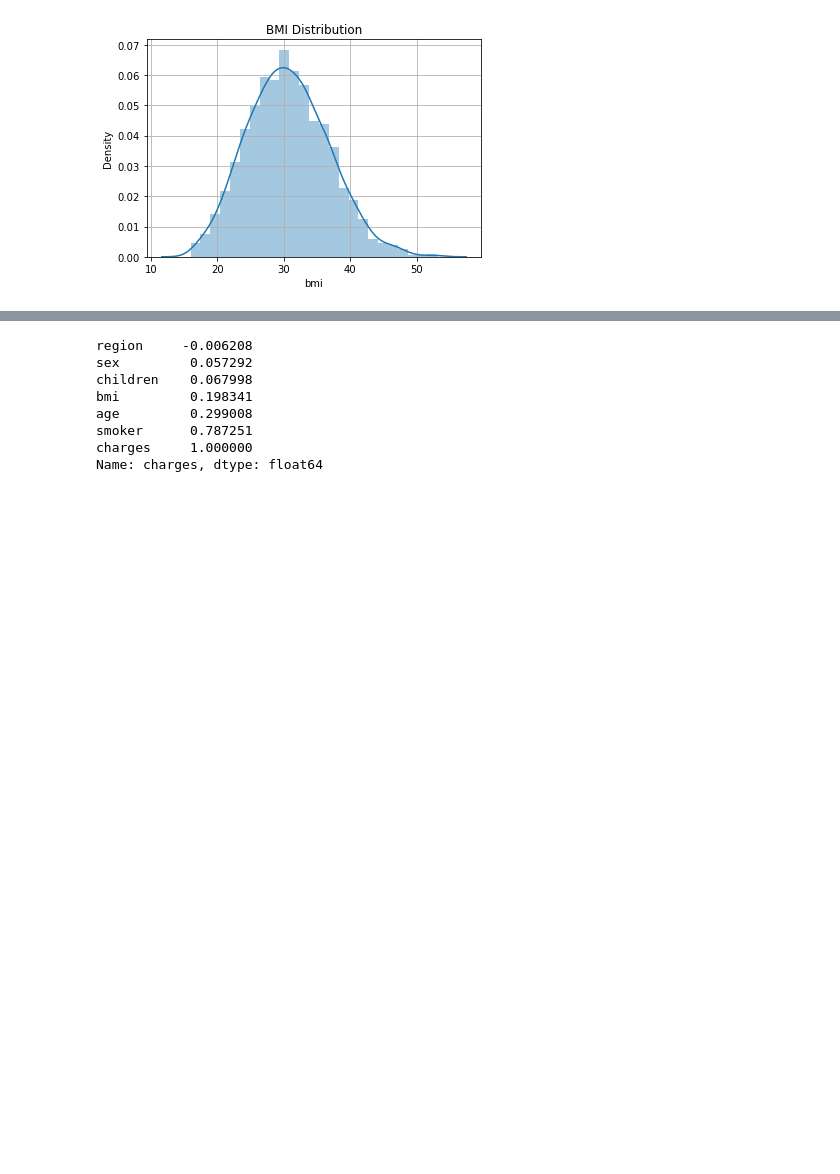
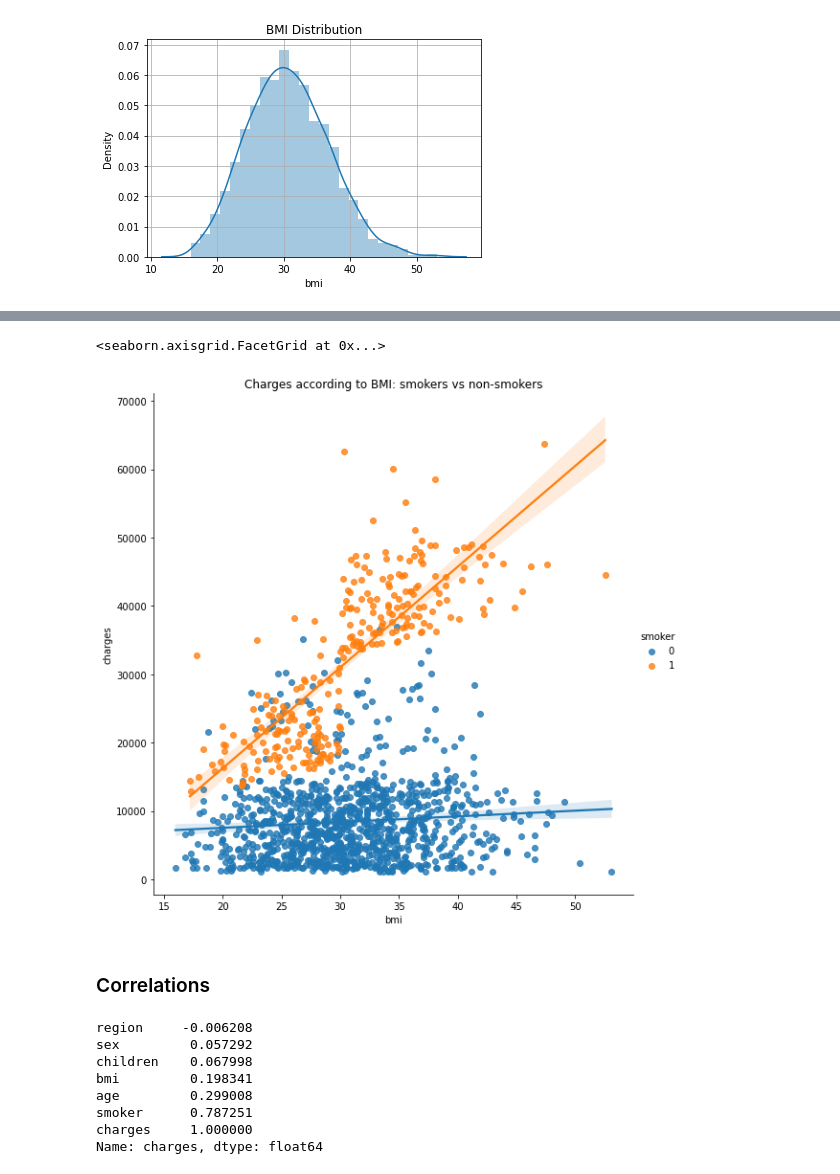
Before and after one commit to TomeCarvalho/TAA_P1, a Jupyter notebook: analise.ipynb, the cells around one changed output, grey strips where cells are left out. Drawn from its saved outputs; the diff is of its cells as text; code cells hidden in the pictures; blank space fills up the shorter version.

```diff
--- a/analise.ipynb
+++ b/analise.ipynb
@@ -109,3 +106,10 @@ pl.grid()
+# %%
+sns.lmplot(x='bmi', y='charges', hue='smoker', data=data, size=8).set(title='Charges according to BMI: smokers vs non-smokers')
+# %% [output]
+<seaborn.axisgrid.FacetGrid at 0x...>
+[figure, added]
+# %% [markdown]
+### Correlations
 # %%
 data.corr()['charges'].sort_values()
 # %% [output]
```
Also changed, not shown: parts of 9 cells of this notebook, 1 other file.
